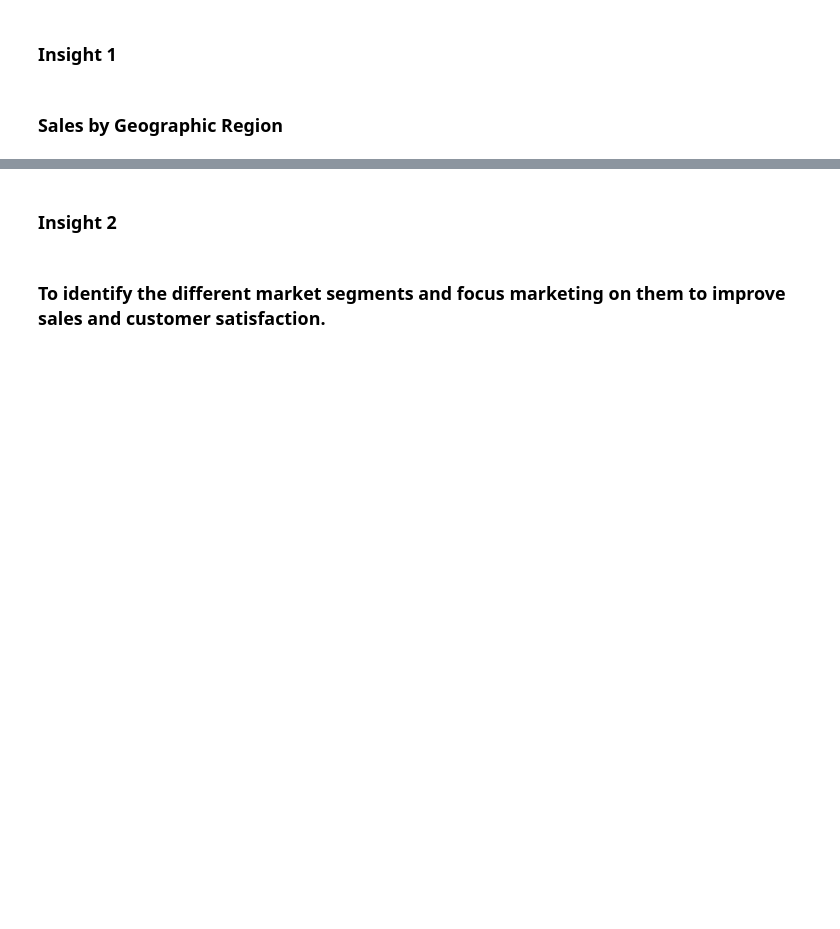
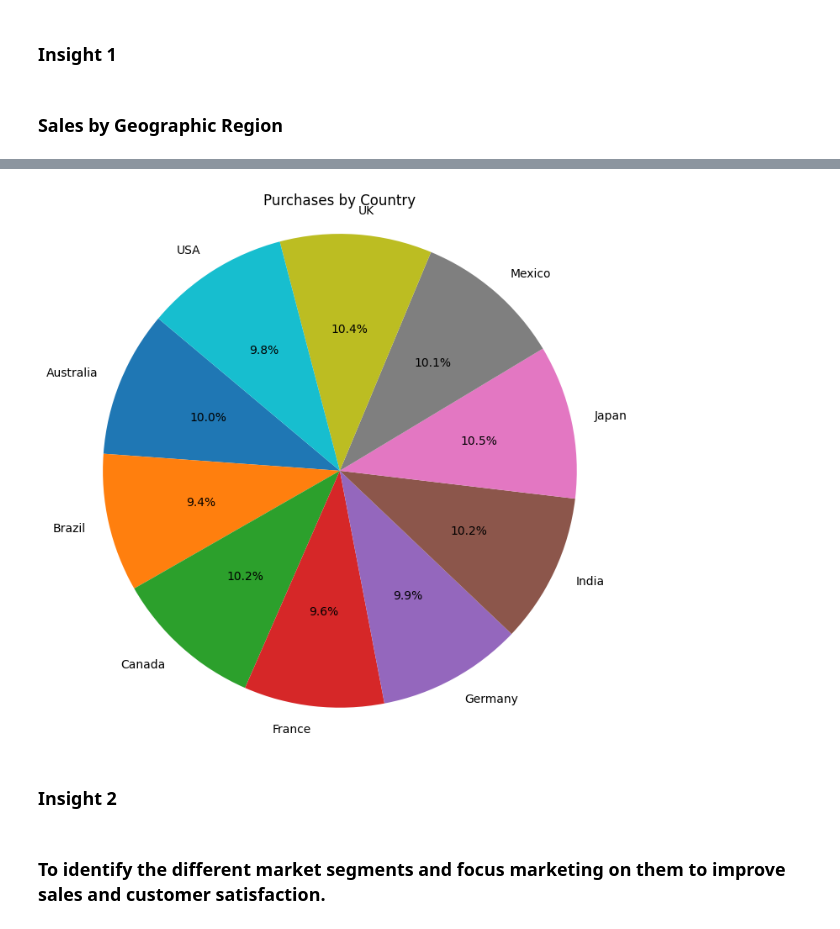
Before and after one commit to Ray99-cpu/online_store, a Jupyter notebook: jupyter_notebooks/dataset_insights_visuals.ipynb, the cells around one changed output, grey strips where cells are left out. Cells and saved outputs as stored; diff of their text form; code cells hidden in the pictures; blank space fills up the shorter version.

Commit message:
Add pie chart visual & comments

```diff
--- a/jupyter_notebooks/dataset_insights_visuals.ipynb
+++ b/jupyter_notebooks/dataset_insights_visuals.ipynb
@@ -70,3 +70,6 @@ import matplotlib.pyplot as plt
 import seaborn as sns
 # %% [markdown]
 # Load Dataset for Insights and Visualisations
+# %%
+vis_df = pd.read_csv('../online_store/data/cleaned_data/ecommerce_transactions_cleaned.csv') # Load the cleaned dataset
+vis_df.head() # Display the first few rows of the DataFrame
@@ -77,3 +101,19 @@ import seaborn as sns
+# %%
+
+country_data = vis_df.groupby('Country')['Purchase_Amount'].sum().reset_index(name='Purchases by Country') # Prepare data for visualization
+
+# Extract labels and values
+labels = country_data['Country']
+sizes = country_data['Purchases by Country']
+
+# Create the pie chart
+plt.figure(figsize=(8, 8))
+plt.pie(sizes, labels=labels, autopct='%1.1f%%', startangle=140)
+plt.title('Purchases by Country')
+plt.axis('equal')  # Equal aspect ratio ensures pie is drawn as a circle
+plt.show()
+# %% [output]
+[figure, added]
 # %% [markdown]
 ### Insight 2
 # %% [markdown]
```
Also changed, not shown: parts of 2 cells of this notebook.
